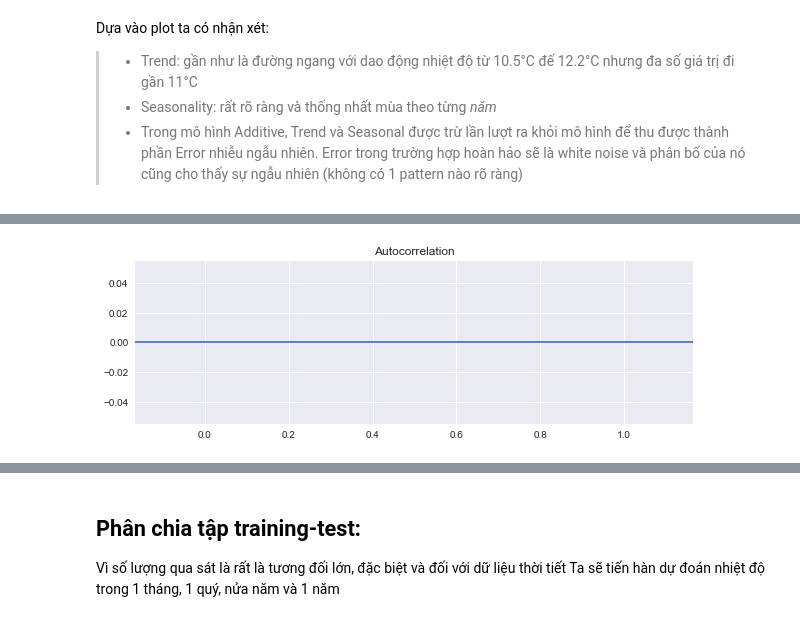
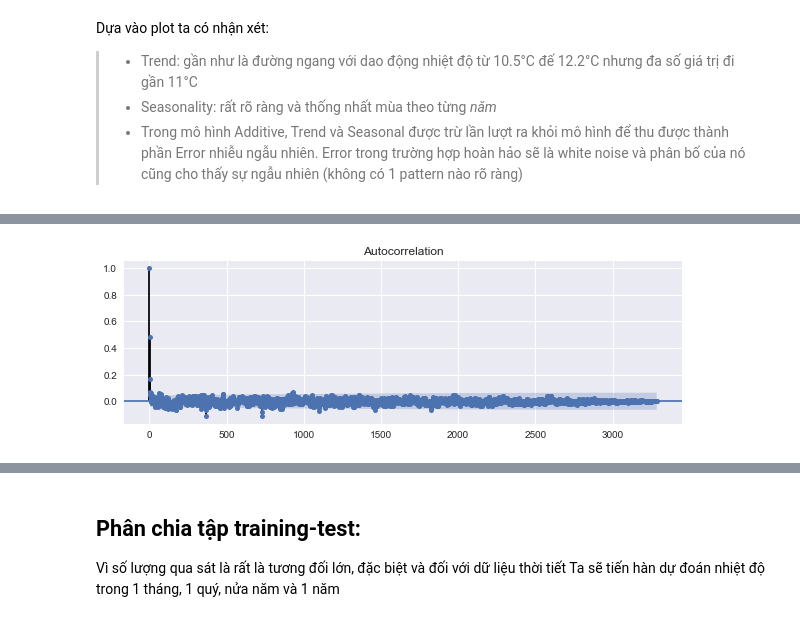
Before and after one commit to dk-tran92/Py4DS, a Jupyter notebook: Minimum-Daily-Temperatures_Analysis-and-Forecast.ipynb, the cells around one changed output, grey strips where cells are left out. Saved outputs shown, nothing was run; the diff lists cells and outputs as text; code cells hidden in the pictures.

```diff
--- a/Minimum-Daily-Temperatures_Analysis-and-Forecast.ipynb
+++ b/Minimum-Daily-Temperatures_Analysis-and-Forecast.ipynb
@@ -212,7 +240,8 @@ Dựa vào plot ta có nhận xét:
 # %%
-fig = plot_acf(decomp_add.resid, fft=False)
+errors = decomp_add.resid[182:3650-182] #seasonal_decompose thực phép MA smoothing trên 2 phía
+fig = plot_acf(errors, fft=False, lags = len(errors)-1)
 fig.set_figwidth(10)
 fig.set_figheight(3)
 plt.show()
 # %% [output]
-[figure, old version]
+[figure, new version]
```
Also changed, not shown: parts of 50 cells of this notebook.
